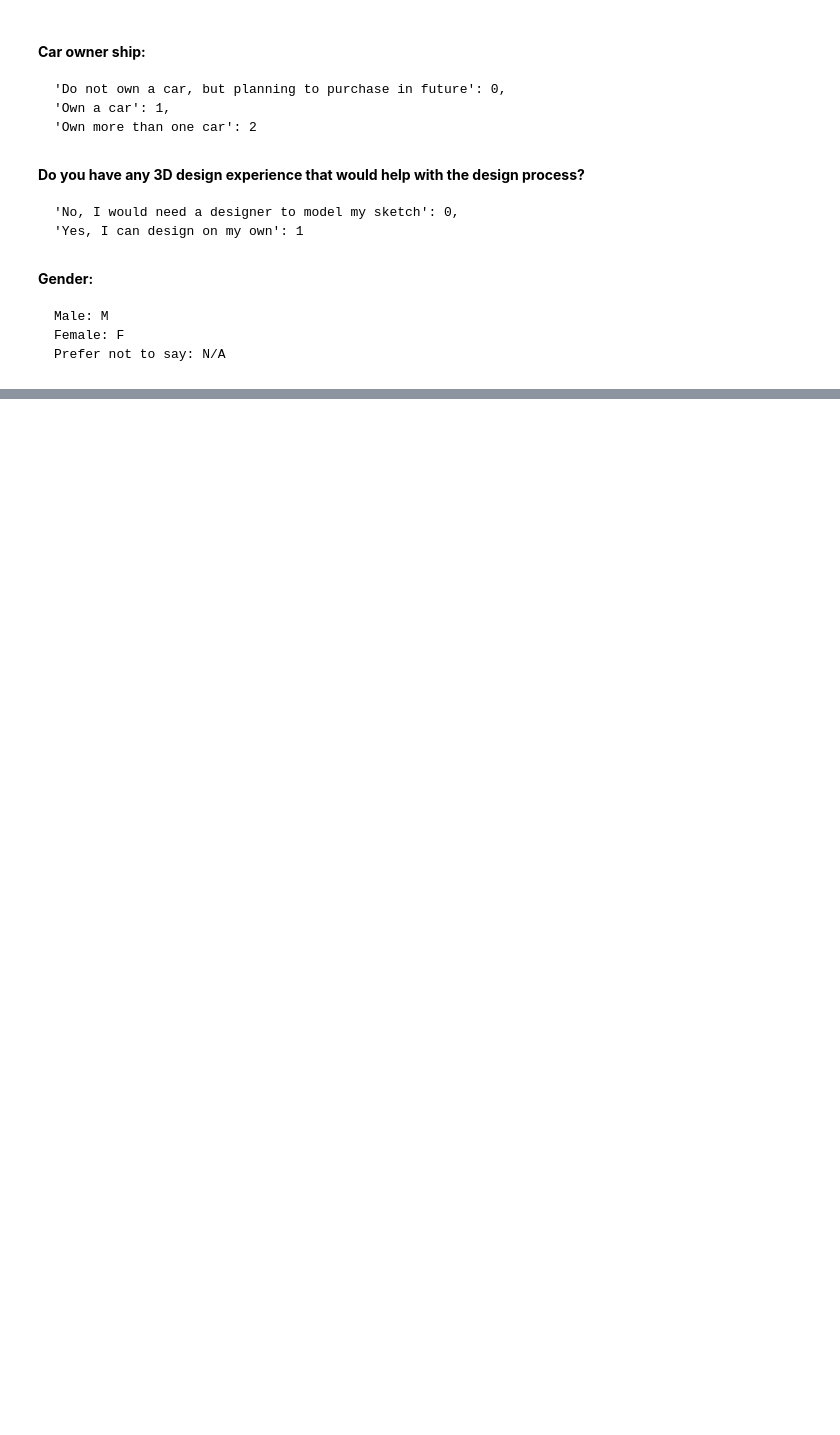
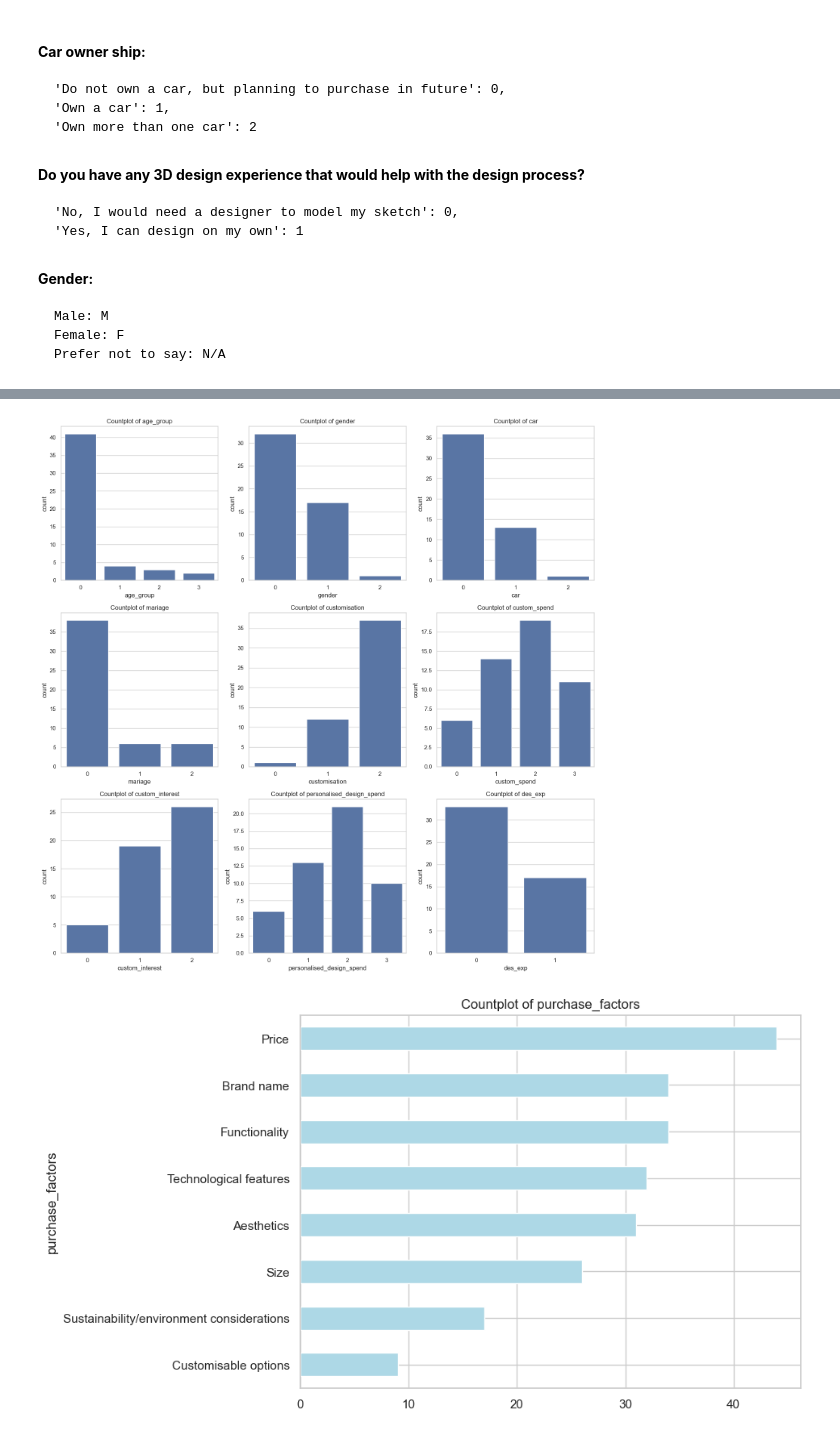
Before and after one commit to bentjh01/MA4829_Machine_Intelligence, a Jupyter notebook: data_exploration.ipynb, the cells around one changed output, grey strips where cells are left out. Drawn from its saved outputs; the diff is of its cells as text; code cells hidden in the pictures; blank space fills up the shorter version.

```diff
--- a/data_exploration.ipynb
+++ b/data_exploration.ipynb
@@ -172,0 +198,32 @@ data_mod_df
+# %%
+# Set the style of seaborn for better visualization
+sns.set(style="whitegrid")
+
+# Create a 3x3 grid for the specified columns
+fig, axes = plt.subplots(nrows=3, ncols=3, figsize=(15, 15))
+
+# Flatten the 2D array of subplots into a 1D array
+axes = axes.flatten()
+
+# Columns to include in the grid
+grid_columns = ['age_group', 'gender', 'car', 'mariage', 'customisation', 'custom_spend', 'custom_interest', 'personalised_design_spend', 'des_exp']
+
+# Iterate through each column and draw a countplot
+for i, col in enumerate(grid_columns):
+    sns.countplot(x=col, data=encoded_df, ax=axes[i])
+    axes[i].set_title(f'Countplot of {col}')
+
+# Adjust layout for better readability
+plt.tight_layout()
+plt.show()
+
+# Create individual plots for the remaining columns
+for col in encoded_df.columns:
+    if col not in grid_columns:
+        plt.figure(figsize=(8, 6))
+        encoded_df[col].str.split(';').explode().value_counts().sort_values().plot(kind='barh', color='lightblue')
+        plt.title(f'Countplot of {col}')
+        plt.show()
+# %% [output]
+[figure, added]
+[figure, added]
```
Also changed, not shown: parts of 7 cells of this notebook.
